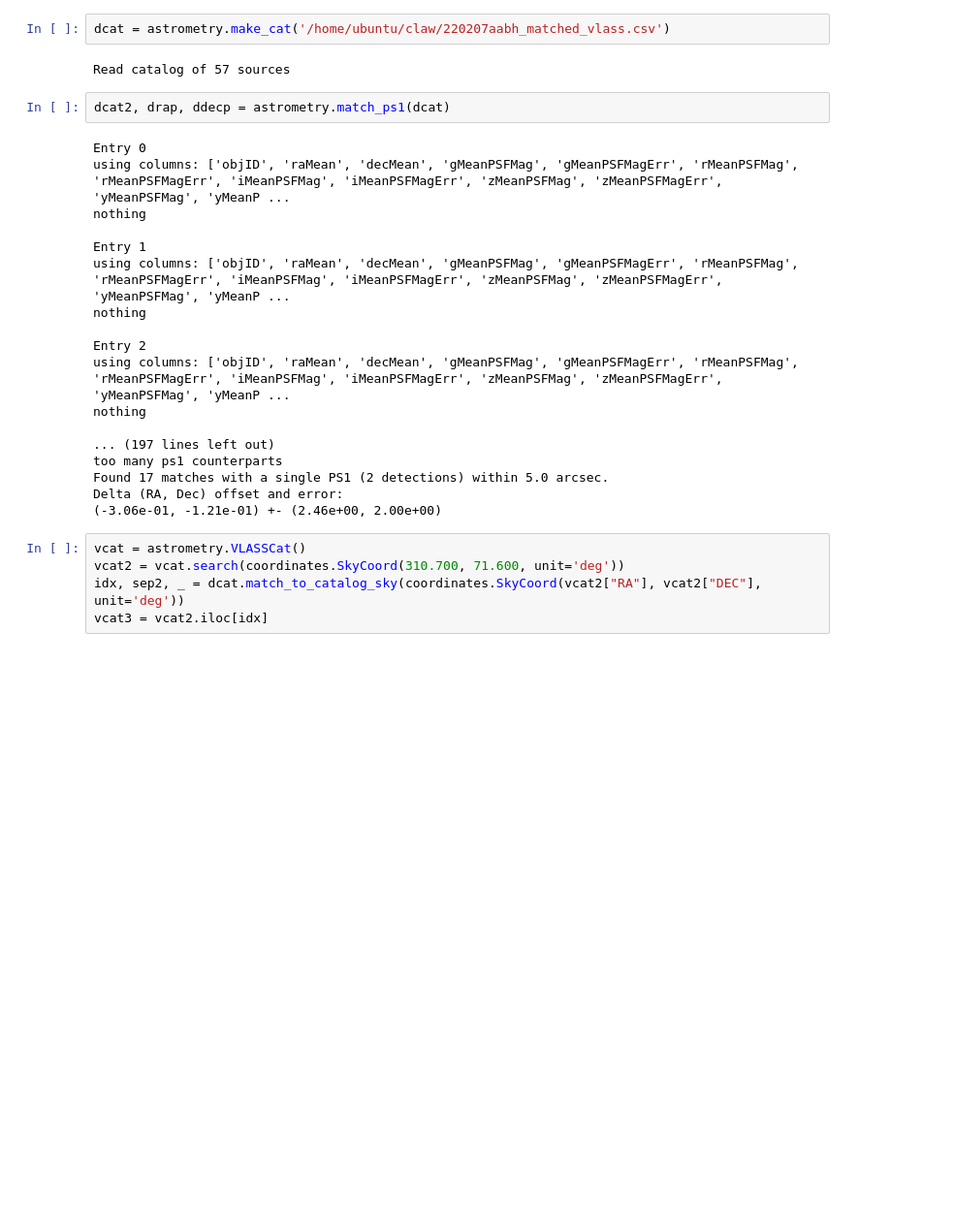
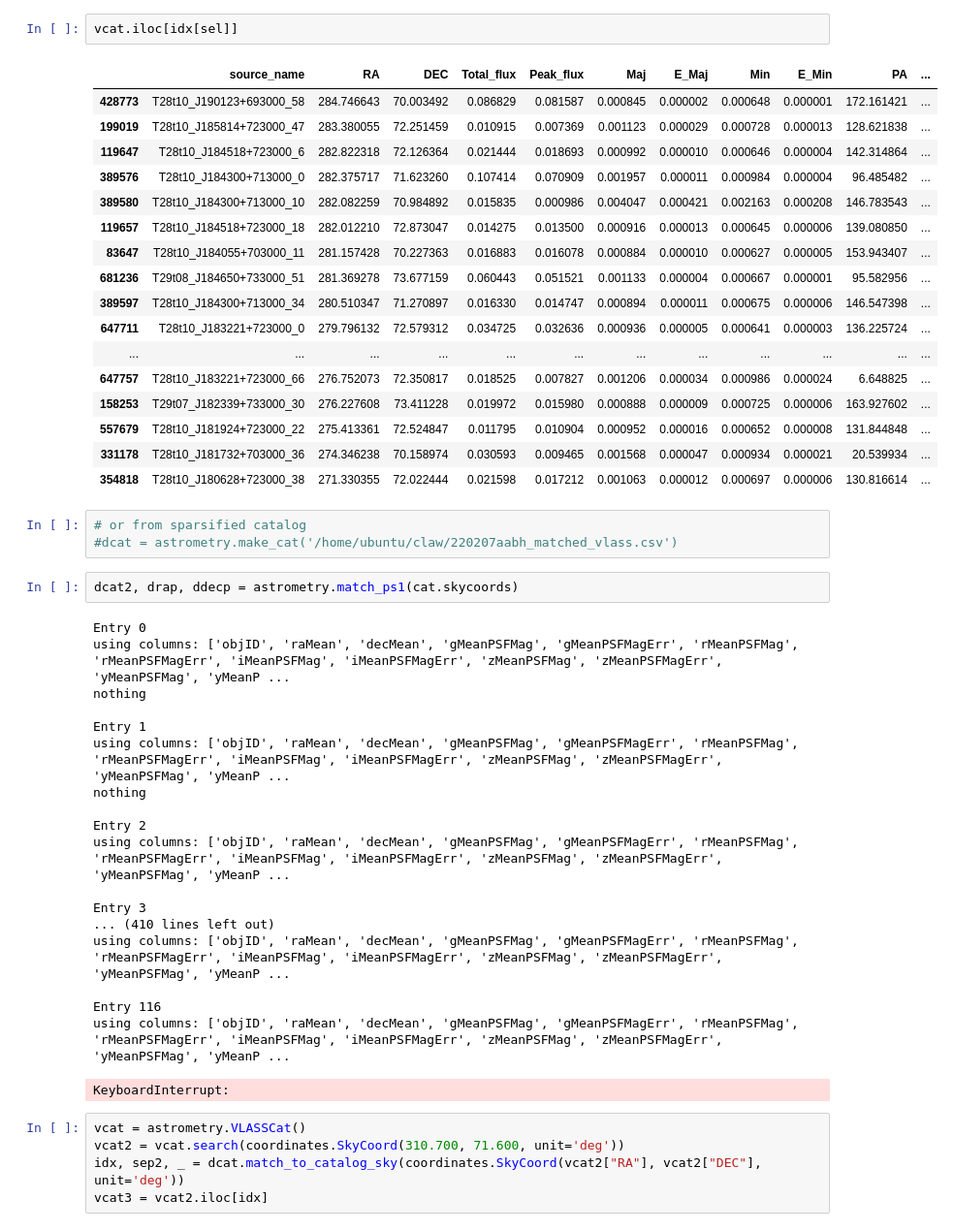
Before and after one commit to dsa110/dsa110-caltools, a Jupyter notebook: notebooks/offset_dsaps1vlass.ipynb, the cells around one changed output. Shown at 97% size. Cells and saved outputs as stored; diff of their text form; blank space fills up the shorter version.

```diff
--- a/notebooks/offset_dsaps1vlass.ipynb
+++ b/notebooks/offset_dsaps1vlass.ipynb
@@ -8,9 +58,28 @@ noaodatalab not imported. cannot query legacysurvey...
+# %%
+vcat.iloc[idx[sel]]
+# %% [output]
+|  | source_name | RA | DEC | Total_flux | Peak_flux | Maj | E_Maj | Min | E_Min | PA | ... |
+| 428773 | T28t10_J190123+693000_58 | 284.746643 | 70.003492 | 0.086829 | 0.081587 | 0.000845 | 0.000002 | 0.000648 | 0.000001 | 172.161421 | ... |
+| 199019 | T28t10_J185814+723000_47 | 283.380055 | 72.251459 | 0.010915 | 0.007369 | 0.001123 | 0.000029 | 0.000728 | 0.000013 | 128.621838 | ... |
+| 119647 | T28t10_J184518+723000_6 | 282.822318 | 72.126364 | 0.021444 | 0.018693 | 0.000992 | 0.000010 | 0.000646 | 0.000004 | 142.314864 | ... |
+| 389576 | T28t10_J184300+713000_0 | 282.375717 | 71.623260 | 0.107414 | 0.070909 | 0.001957 | 0.000011 | 0.000984 | 0.000004 | 96.485482 | ... |
+| 389580 | T28t10_J184300+713000_10 | 282.082259 | 70.984892 | 0.015835 | 0.000986 | 0.004047 | 0.000421 | 0.002163 | 0.000208 | 146.783543 | ... |
+| 119657 | T28t10_J184518+723000_18 | 282.012210 | 72.873047 | 0.014275 | 0.013500 | 0.000916 | 0.000013 | 0.000645 | 0.000006 | 139.080850 | ... |
+| 83647 | T28t10_J184055+703000_11 | 281.157428 | 70.227363 | 0.016883 | 0.016078 | 0.000884 | 0.000010 | 0.000627 | 0.000005 | 153.943407 | ... |
+| 681236 | T29t08_J184650+733000_51 | 281.369278 | 73.677159 | 0.060443 | 0.051521 | 0.001133 | 0.000004 | 0.000667 | 0.000001 | 95.582956 | ... |
+| 389597 | T28t10_J184300+713000_34 | 280.510347 | 71.270897 | 0.016330 | 0.014747 | 0.000894 | 0.000011 | 0.000675 | 0.000006 | 146.547398 | ... |
+| 647711 | T28t10_J183221+723000_0 | 279.796132 | 72.579312 | 0.034725 | 0.032636 | 0.000936 | 0.000005 | 0.000641 | 0.000003 | 136.225724 | ... |
+| ... | ... | ... | ... | ... | ... | ... | ... | ... | ... | ... | ... |
+| 647757 | T28t10_J183221+723000_66 | 276.752073 | 72.350817 | 0.018525 | 0.007827 | 0.001206 | 0.000034 | 0.000986 | 0.000024 | 6.648825 | ... |
+| 158253 | T29t07_J182339+733000_30 | 276.227608 | 73.411228 | 0.019972 | 0.015980 | 0.000888 | 0.000009 | 0.000725 | 0.000006 | 163.927602 | ... |
+| 557679 | T28t10_J181924+723000_22 | 275.413361 | 72.524847 | 0.011795 | 0.010904 | 0.000952 | 0.000016 | 0.000652 | 0.000008 | 131.844848 | ... |
+| 331178 | T28t10_J181732+703000_36 | 274.346238 | 70.158974 | 0.030593 | 0.009465 | 0.001568 | 0.000047 | 0.000934 | 0.000021 | 20.539934 | ... |
+| 354818 | T28t10_J180628+723000_38 | 271.330355 | 72.022444 | 0.021598 | 0.017212 | 0.001063 | 0.000012 | 0.000697 | 0.000006 | 130.816614 | ... |
 # %%
-dcat = astrometry.make_cat('/home/ubuntu/claw/220207aabh_matched_vlass.csv')
+# or from sparsified catalog
+#dcat = astrometry.make_cat('/home/ubuntu/claw/220207aabh_matched_vlass.csv')
-# %% [output]
-Read catalog of 57 sources
 # %%
-dcat2, drap, ddecp = astrometry.match_ps1(dcat)
+dcat2, drap, ddecp = astrometry.match_ps1(cat.skycoords)
 # %% [output]
 Entry 0
 using columns: ['objID', 'raMean', 'decMean', 'gMeanPSFMag', 'gMeanPSFMagErr', 'rMeanPSFMag', 'rMeanPSFMagErr', 'iMeanPSFMag', 'iMeanPSFMagErr', 'zMeanPSFMag', 'zMeanPSFMagErr', 'yMeanPSFMag', 'yMeanP ...
@@ -22,13 +91,14 @@ nothing
 
 Entry 2
 using columns: ['objID', 'raMean', 'decMean', 'gMeanPSFMag', 'gMeanPSFMagErr', 'rMeanPSFMag', 'rMeanPSFMagErr', 'iMeanPSFMag', 'iMeanPSFMagErr', 'zMeanPSFMag', 'zMeanPSFMagErr', 'yMeanPSFMag', 'yMeanP ...
-nothing
 
-... (197 lines left out)
-too many ps1 counterparts
-Found 17 matches with a single PS1 (2 detections) within 5.0 arcsec.
-Delta (RA, Dec) offset and error:
-(-3.06e-01, -1.21e-01) +- (2.46e+00, 2.00e+00)
+Entry 3
+... (410 lines left out)
+using columns: ['objID', 'raMean', 'decMean', 'gMeanPSFMag', 'gMeanPSFMagErr', 'rMeanPSFMag', 'rMeanPSFMagErr', 'iMeanPSFMag', 'iMeanPSFMagErr', 'zMeanPSFMag', 'zMeanPSFMagErr', 'yMeanPSFMag', 'yMeanP ...
+
+Entry 116
+using columns: ['objID', 'raMean', 'decMean', 'gMeanPSFMag', 'gMeanPSFMagErr', 'rMeanPSFMag', 'rMeanPSFMagErr', 'iMeanPSFMag', 'iMeanPSFMagErr', 'zMeanPSFMag', 'zMeanPSFMagErr', 'yMeanPSFMag', 'yMeanP ...
+KeyboardInterrupt:
 # %%
 vcat = astrometry.VLASSCat()
 vcat2 = vcat.search(coordinates.SkyCoord(310.700, 71.600, unit='deg'))
```
Also changed, not shown: parts of 8 cells of this notebook, 1 other file.
